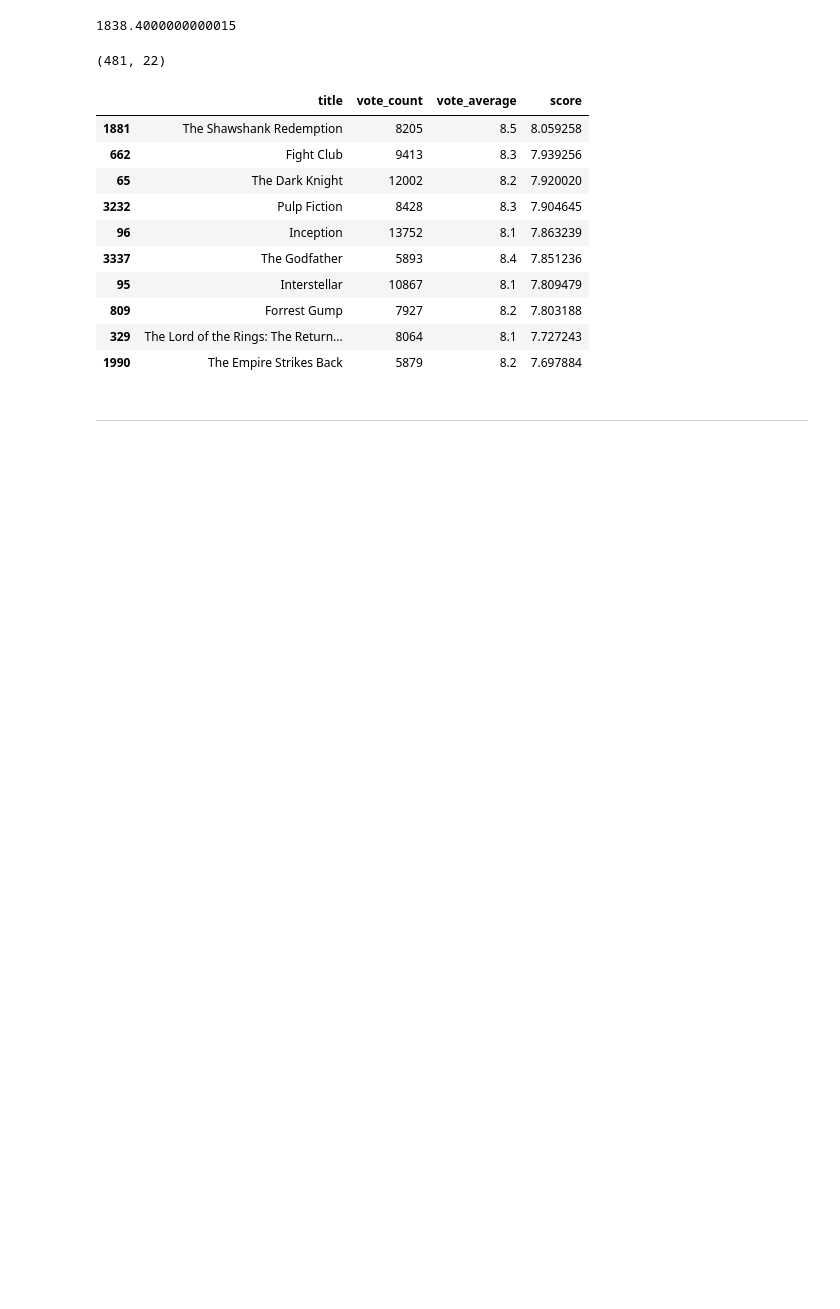
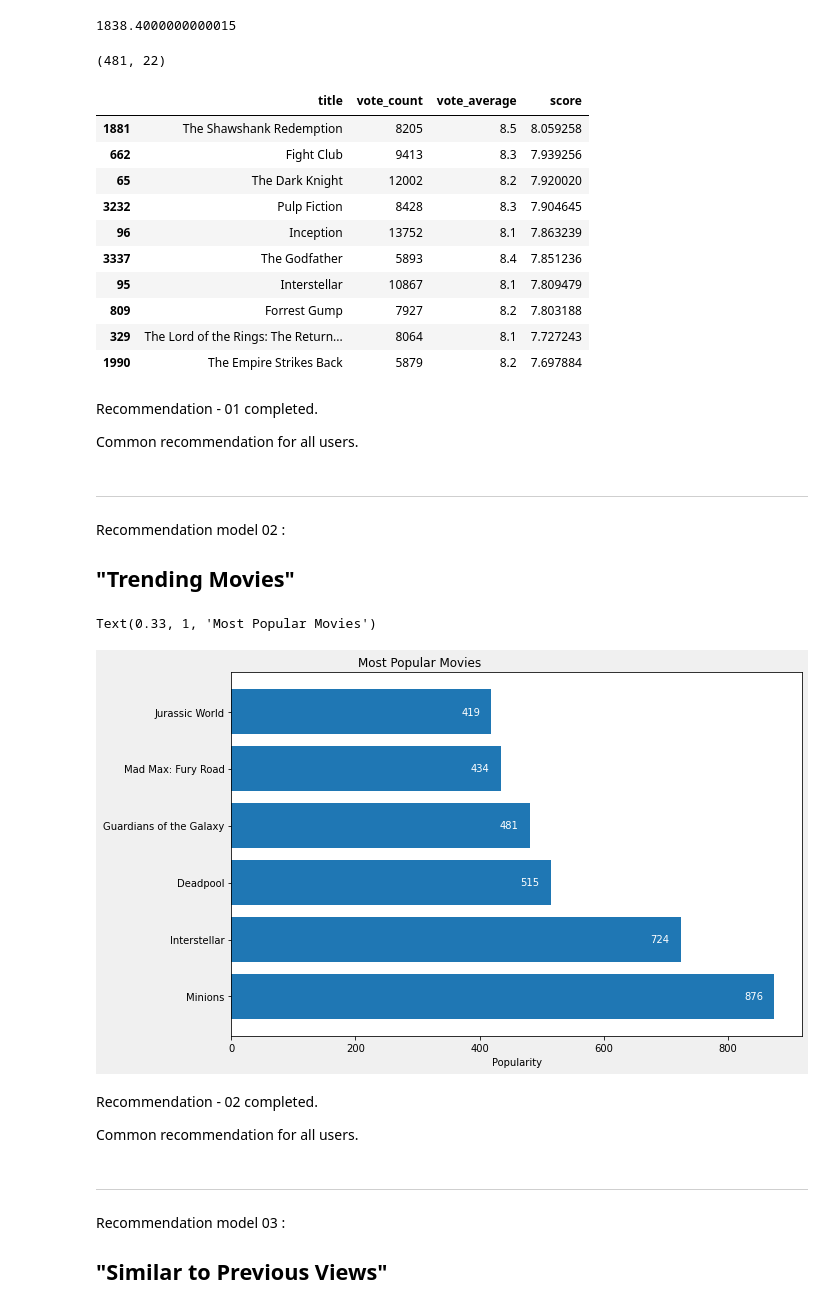
Before and after one commit to rajathAgalkote/MovieRecommendationSystem_EDA, a Jupyter notebook: Rajathadri_MovieRecommendationSystem.ipynb, the cells around one changed output. Saved outputs shown, nothing was run; the diff lists cells and outputs as text; code cells hidden in the pictures; blank space fills up the shorter version.

Commit message:
Commit 03 - Recommendation Coding Complete. Yet to cross verify and comment

```diff
--- a/Rajathadri_MovieRecommendationSystem.ipynb
+++ b/Rajathadri_MovieRecommendationSystem.ipynb
@@ -341,7 +371,80 @@ q_movies[['title', 'vote_count', 'vote_average', 'score']].head(10)
 | 809 | Forrest Gump | 7927 | 8.2 | 7.803188 |
 | 329 | The Lord of the Rings: The Return... | 8064 | 8.1 | 7.727243 |
 | 1990 | The Empire Strikes Back | 5879 | 8.2 | 7.697884 |
+# %% [markdown]
+Recommendation - 01 completed.
+
+Common recommendation for all users.
 # %% [markdown]
 
 
 ---
+# %% [markdown]
+Recommendation model 02 :
+## "Trending Movies"
+# %%
+# I am setting the default cmap to 'plasma'
+
+plt.rcParams['image.cmap'] = 'plasma'
+plt.rcParams["figure.autolayout"] = True
+# %%
+popular = df.sort_values('popularity', ascending=False)
+
+# Subplots and Colormap
+fig, ax = plt.subplots(figsize=(10,6), facecolor=(.94, .94, .94))
+plt.viridis()
+
+# Creating bars
+bar = ax.barh(popular['title'].head(6), popular['popularity'].head(6))
+plt.tight_layout()
+ax.xaxis.set_major_formatter(mpl.ticker.StrMethodFormatter('{x:,.0f}'))
+
+# Setting title format
+title = plt.title("Popular Movies", pad=20, fontsize=18)
+title.set_position([.33, 1])
+plt.subplots_adjust(top=0.9, bottom=0.1)
+
+# Bar labels formatting - Printing counts on the bar
+
+rects = ax.patches
+# Place a label for each bar
+for rect in rects:
+    # Get X and Y placement of label from rect
+    x_value = rect.get_width()
+    y_value = rect.get_y() + rect.get_height() / 2
+
+    # Number of points between bar and label; change to your liking
+    space = -30
+    # Vertical alignment for positive values
+    ha = 'left'
+
+    # If value of bar is negative: place label to the left of the bar
+    if x_value < 0:
+        # Invert space to place label to the left
+        space *= -1
+        # Horizontally align label to the right
+        ha = 'right'
+
+    # Use X value as label and format number
+    label = '{:,.0f}'.format(x_value)
+
+    # Create annotation
+    plt.annotate(label,(x_value, y_value),xytext=(space, 0),textcoords='offset points',
+        va='center',ha=ha,color = 'white')
+
+plt.xlabel("Popularity")
+plt.title("Most Popular Movies")
+# %% [output]
+Text(0.33, 1, 'Most Popular Movies')
+[figure, added]
+# %% [markdown]
+Recommendation - 02 completed.
+
+Common recommendation for all users.
+# %% [markdown]
+
+
+---
+# %% [markdown]
+Recommendation model 03 :
+## "Similar to Previous Views"
```
Also changed, not shown: parts of 35 cells of this notebook.
